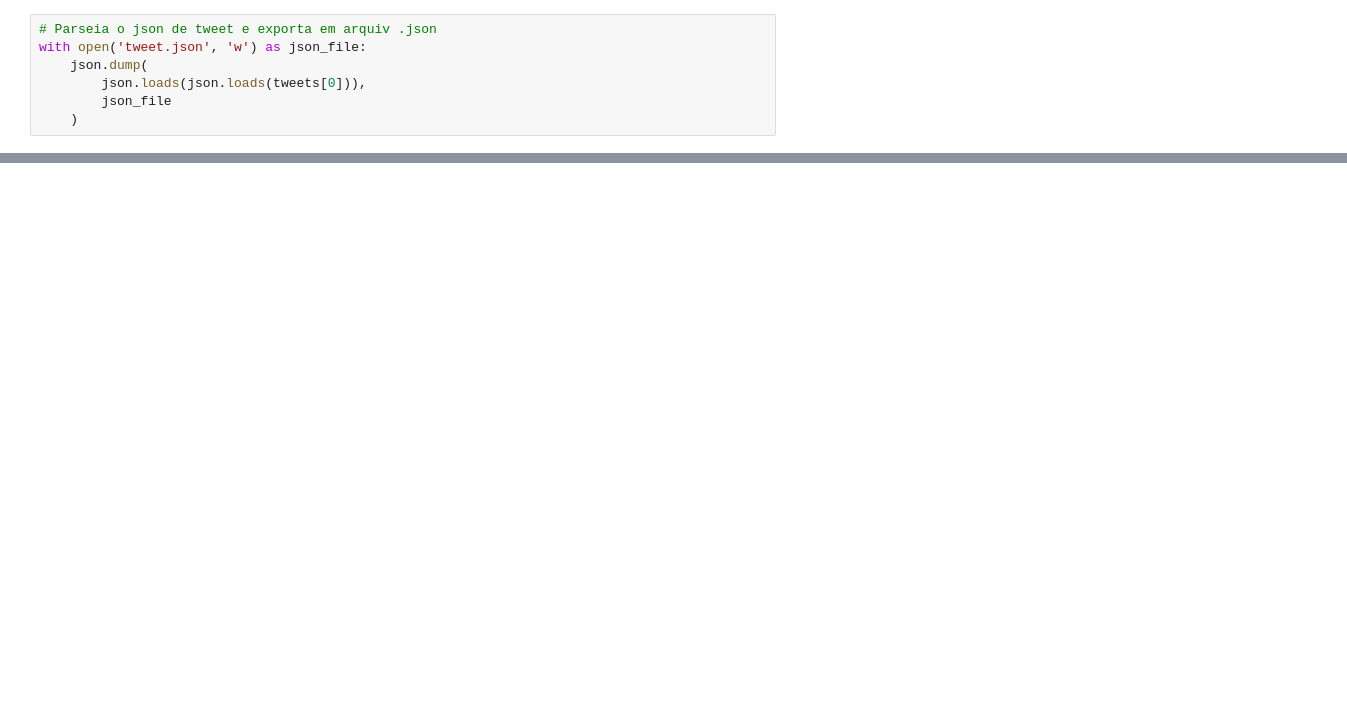
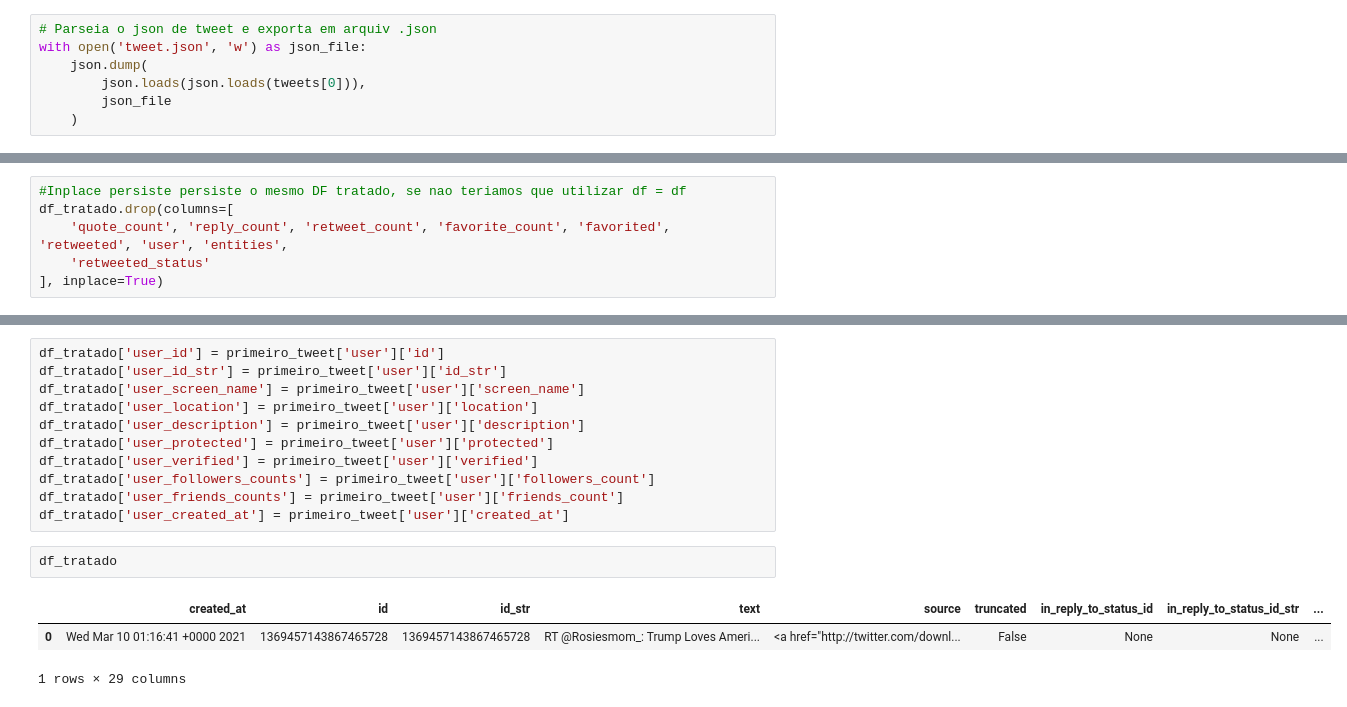
Before and after one commit to detonih/bootcamp_engenharia_dados_IGTI, a Jupyter notebook: modulo1/projeto_twitter/extract_analyze_tweets.ipynb, the cells around one changed output, grey strips where cells are left out. Cells and saved outputs as stored; diff of their text form; blank space fills up the shorter version.

```diff
--- a/modulo1/projeto_twitter/extract_analyze_tweets.ipynb
+++ b/modulo1/projeto_twitter/extract_analyze_tweets.ipynb
@@ -58,0 +136,6 @@ dict
+# %%
+#Inplace persiste persiste o mesmo DF tratado, se nao teriamos que utilizar df = df
+df_tratado.drop(columns=[
+    'quote_count', 'reply_count', 'retweet_count', 'favorite_count', 'favorited', 'retweeted', 'user', 'entities',
+    'retweeted_status'
+], inplace=True)
@@ -58,0 +154,17 @@ dict
+# %%
+df_tratado['user_id'] = primeiro_tweet['user']['id']
+df_tratado['user_id_str'] = primeiro_tweet['user']['id_str']
+df_tratado['user_screen_name'] = primeiro_tweet['user']['screen_name']
+df_tratado['user_location'] = primeiro_tweet['user']['location']
+df_tratado['user_description'] = primeiro_tweet['user']['description']
+df_tratado['user_protected'] = primeiro_tweet['user']['protected']
+df_tratado['user_verified'] = primeiro_tweet['user']['verified']
+df_tratado['user_followers_counts'] = primeiro_tweet['user']['followers_count']
+df_tratado['user_friends_counts'] = primeiro_tweet['user']['friends_count']
+df_tratado['user_created_at'] = primeiro_tweet['user']['created_at']
+# %%
+df_tratado
+# %% [output]
+|  | created_at | id | id_str | text | source | truncated | in_reply_to_status_id | in_reply_to_status_id_str | ... |
+| 0 | Wed Mar 10 01:16:41 +0000 2021 | 1369457143867465728 | 1369457143867465728 | RT @Rosiesmom_: Trump Loves Ameri... | <a href="http://twitter.com/downl... | False | None | None | ... |
+1 rows × 29 columns
```
Also changed, not shown: parts of 49 cells of this notebook.
